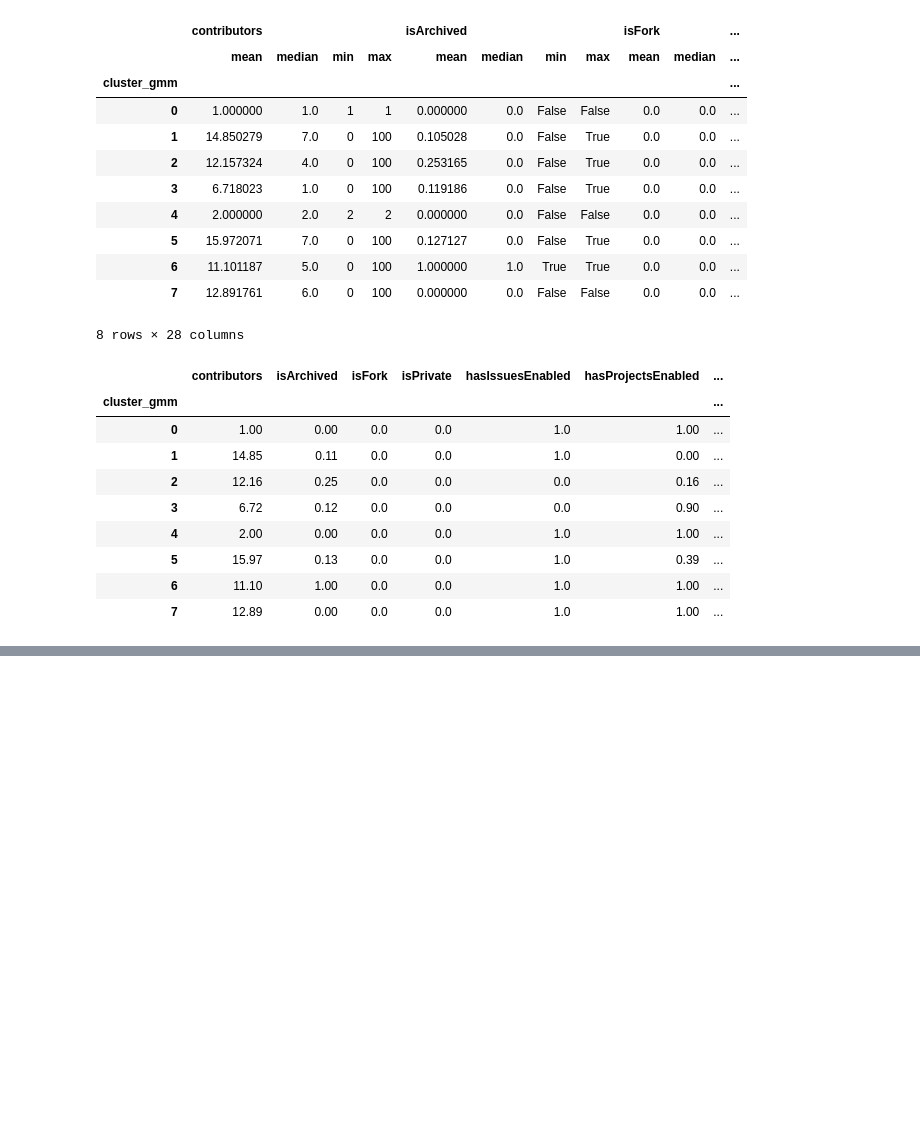
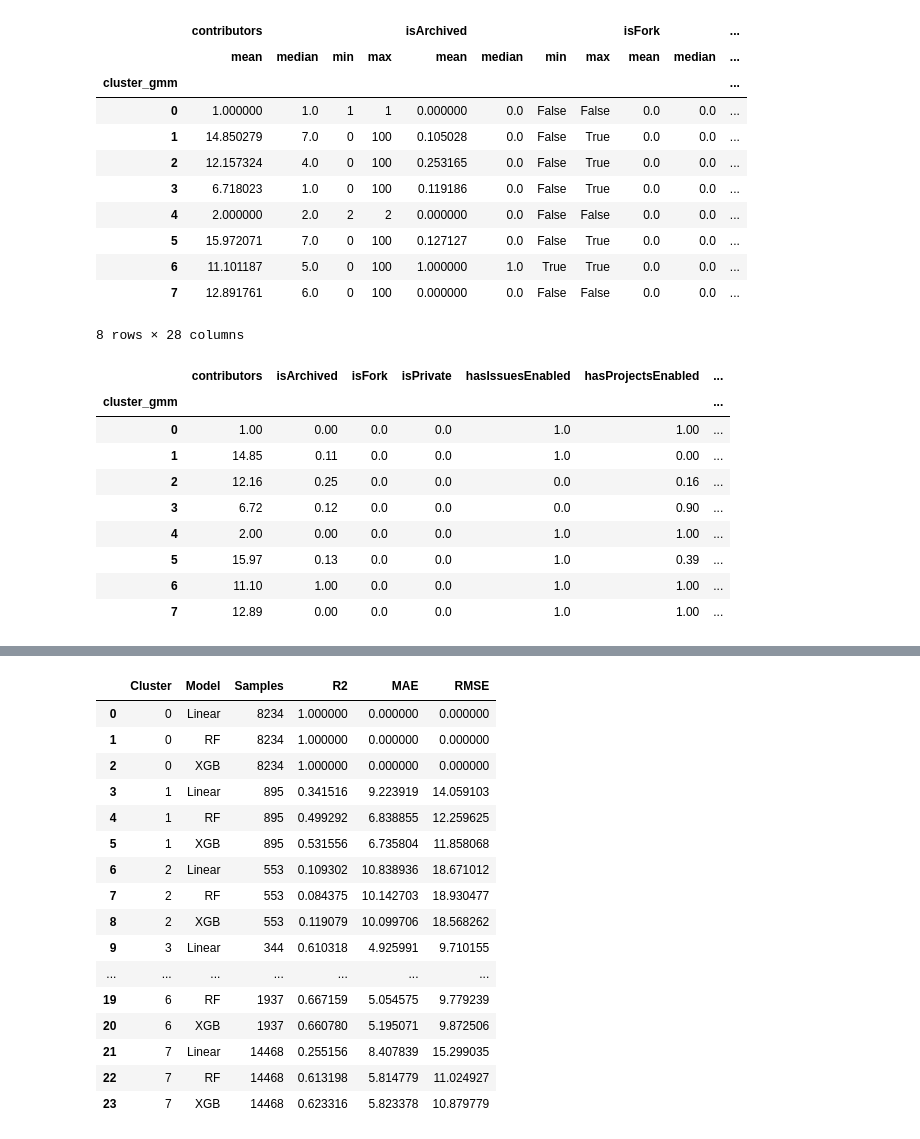
Before and after one commit to Shahbazi-Amir/SmartDevTime, a Jupyter notebook: side_project.ipynb, the cells around one changed output, grey strips where cells are left out. Saved outputs shown, nothing was run; the diff lists cells and outputs as text; code cells hidden in the pictures; blank space fills up the shorter version.

Commit message:
fitting models into 8 clusters

```diff
--- a/side_project.ipynb
+++ b/side_project.ipynb
@@ -1854,0 +1851,79 @@ Do you want me to also **compare these GMM clusters vs your earlier KMeans clust
+# %%
+# Supervised Modeling per Cluster | Target = contributors (fixed RMSE & feature selection)
+# ---------------------------------------------------------------------------------------
+import numpy as np
+import pandas as pd
+
+from sklearn.model_selection import train_test_split
+from sklearn.linear_model import LinearRegression
+from sklearn.ensemble import RandomForestRegressor
+from xgboost import XGBRegressor
+from sklearn.metrics import r2_score, mean_absolute_error, mean_squared_error
+
+# ---------- Setup ----------
+target = "contributors"
+clusters = sorted(df_gmm["cluster_gmm"].unique())
+results = []
+
+# Exclude targets and cluster
+exclude_cols = [target, "cluster_gmm", "duration_days"]
+
+# Keep only numeric/boolean (exclude object & datetime)
+feature_cols = [
+    c for c in df_gmm.columns
+    if c not in exclude_cols
+    and (pd.api.types.is_integer_dtype(df_gmm[c])
+         or pd.api.types.is_float_dtype(df_gmm[c])
+         or pd.api.types.is_bool_dtype(df_gmm[c]))
+]
+
+print("Using features:", feature_cols)
+
+# ---------- Loop over clusters ----------
+for cl in clusters:
+    df_sub = df_gmm[df_gmm["cluster_gmm"] == cl].copy()
+
+    # skip very small clusters
+    if len(df_sub) < 50:
+        continue
+
+    X = df_sub[feature_cols].astype(float)  # ensure numeric
+    y = df_sub[target].astype(float)
+
+    X_train, X_test, y_train, y_test = train_test_split(
+        X, y, test_size=0.2, random_state=42
+    )
+
+    models = {
+        "Linear": LinearRegression(),
+        "RF": RandomForestRegressor(
+            n_estimators=200, random_state=42, n_jobs=-1
+        ),
+        "XGB": XGBRegressor(
+            n_estimators=300, learning_rate=0.1,
+            max_depth=6, subsample=0.8, colsample_bytree=0.8,
+            random_state=42, n_jobs=-1, tree_method="auto"
+        ),
+    }
+
+    for name, model in models.items():
+        model.fit(X_train, y_train)
+        preds = model.predict(X_test)
+
+        r2 = r2_score(y_test, preds)
+        mae = mean_absolute_error(y_test, preds)
+        rmse = np.sqrt(mean_squared_error(y_test, preds))  # <- fix
+
+        results.append({
+            "Cluster": cl,
+            "Model": name,
+            "Samples": len(df_sub),
+            "R2": float(r2),
+            "MAE": float(mae),
+            "RMSE": float(rmse)
+        })
+
+# ---------- Results ----------
+results_df = pd.DataFrame(results)
+display(results_df.sort_values(["Cluster","Model"]).reset_index(drop=True))
+# %% [output]
@@ -1854,0 +1931,17 @@ Do you want me to also **compare these GMM clusters vs your earlier KMeans clust
+|  | Cluster | Model | Samples | R2 | MAE | RMSE |
+| 0 | 0 | Linear | 8234 | 1.000000 | 0.000000 | 0.000000 |
+| 1 | 0 | RF | 8234 | 1.000000 | 0.000000 | 0.000000 |
+| 2 | 0 | XGB | 8234 | 1.000000 | 0.000000 | 0.000000 |
+| 3 | 1 | Linear | 895 | 0.341516 | 9.223919 | 14.059103 |
+| 4 | 1 | RF | 895 | 0.499292 | 6.838855 | 12.259625 |
+| 5 | 1 | XGB | 895 | 0.531556 | 6.735804 | 11.858068 |
+| 6 | 2 | Linear | 553 | 0.109302 | 10.838936 | 18.671012 |
+| 7 | 2 | RF | 553 | 0.084375 | 10.142703 | 18.930477 |
+| 8 | 2 | XGB | 553 | 0.119079 | 10.099706 | 18.568262 |
+| 9 | 3 | Linear | 344 | 0.610318 | 4.925991 | 9.710155 |
+| ... | ... | ... | ... | ... | ... | ... |
+| 19 | 6 | RF | 1937 | 0.667159 | 5.054575 | 9.779239 |
+| 20 | 6 | XGB | 1937 | 0.660780 | 5.195071 | 9.872506 |
+| 21 | 7 | Linear | 14468 | 0.255156 | 8.407839 | 15.299035 |
+| 22 | 7 | RF | 14468 | 0.613198 | 5.814779 | 11.024927 |
+| 23 | 7 | XGB | 14468 | 0.623316 | 5.823378 | 10.879779 |
```
Also changed, not shown: parts of 4 cells of this notebook.
